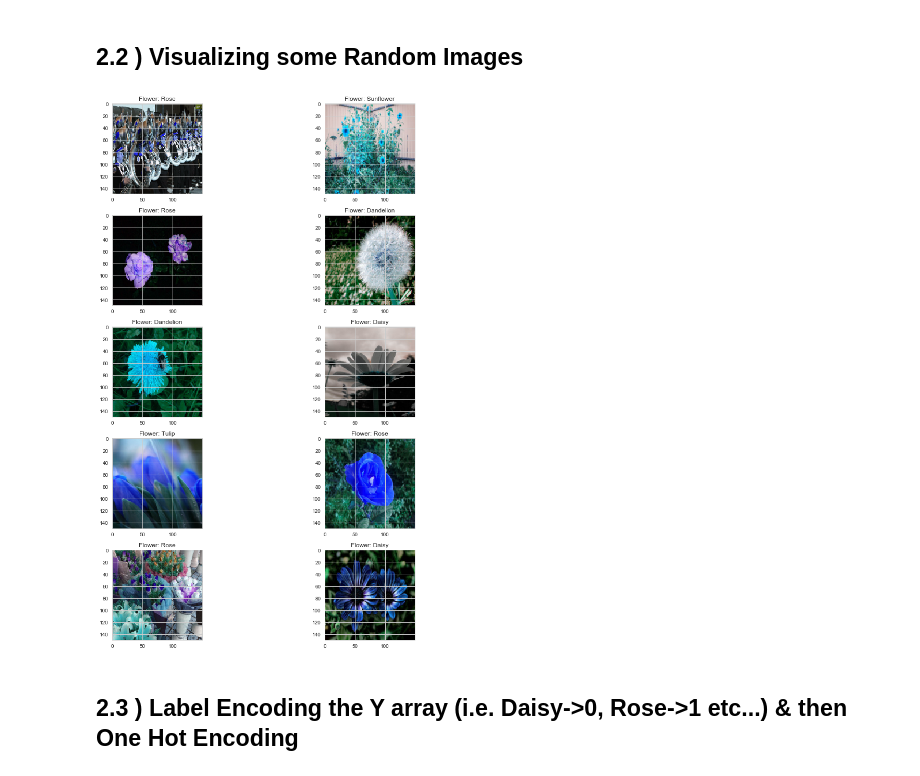
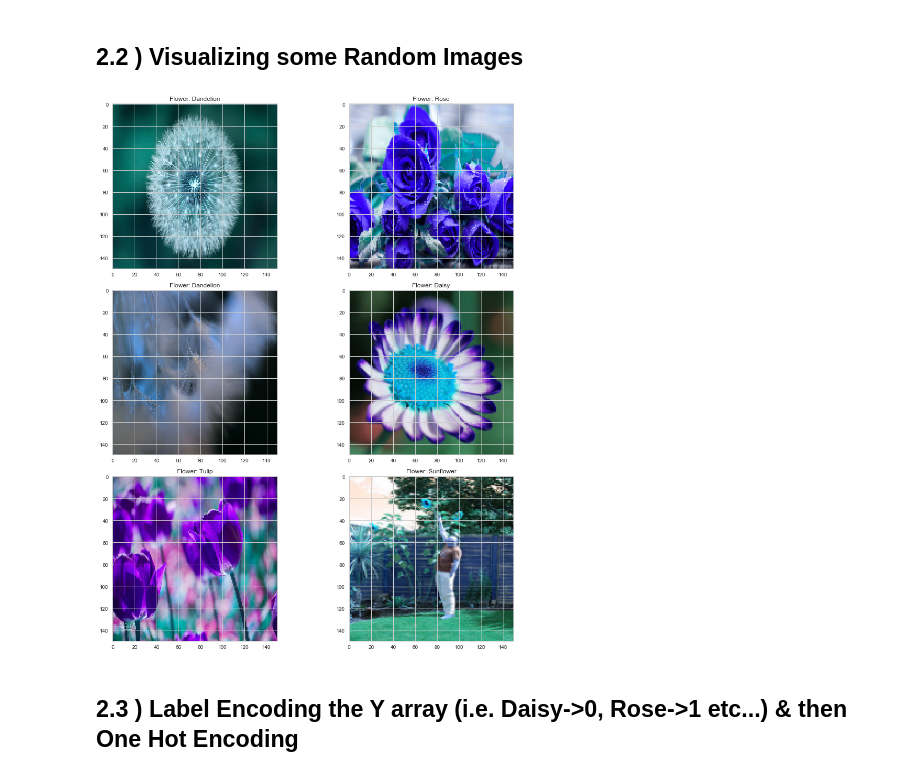
Before and after one commit to altamiro/ia2, a Jupyter notebook: Flower_Recognition.ipynb, the cells around one changed output. Drawn from its saved outputs; the diff is of its cells as text; code cells hidden in the pictures.

```diff
--- a/Flower_Recognition.ipynb
+++ b/Flower_Recognition.ipynb
@@ -150,17 +110,17 @@ Z
 # %% [markdown]
 ## 2.2 ) Visualizing some Random Images
 # %%
-fig,ax=plt.subplots(5,2)
+fig,ax=plt.subplots(3,2)
 fig.set_size_inches(15,15)
-for i in range(5):
+for i in range(3):
     for j in range (2):
         l=rn.randint(0,len(Z))
         ax[i,j].imshow(X[l])
         ax[i,j].set_title('Flower: '+Z[l])
 
 plt.tight_layout()
 # %% [output]
-[figure, old version]
+[figure, new version]
 # %% [markdown]
 ## 2.3 ) Label Encoding the Y array (i.e. Daisy->0, Rose->1 etc...) & then One Hot Encoding
 # %%
```
Also changed, not shown: parts of 20 cells of this notebook, 6 other files.
